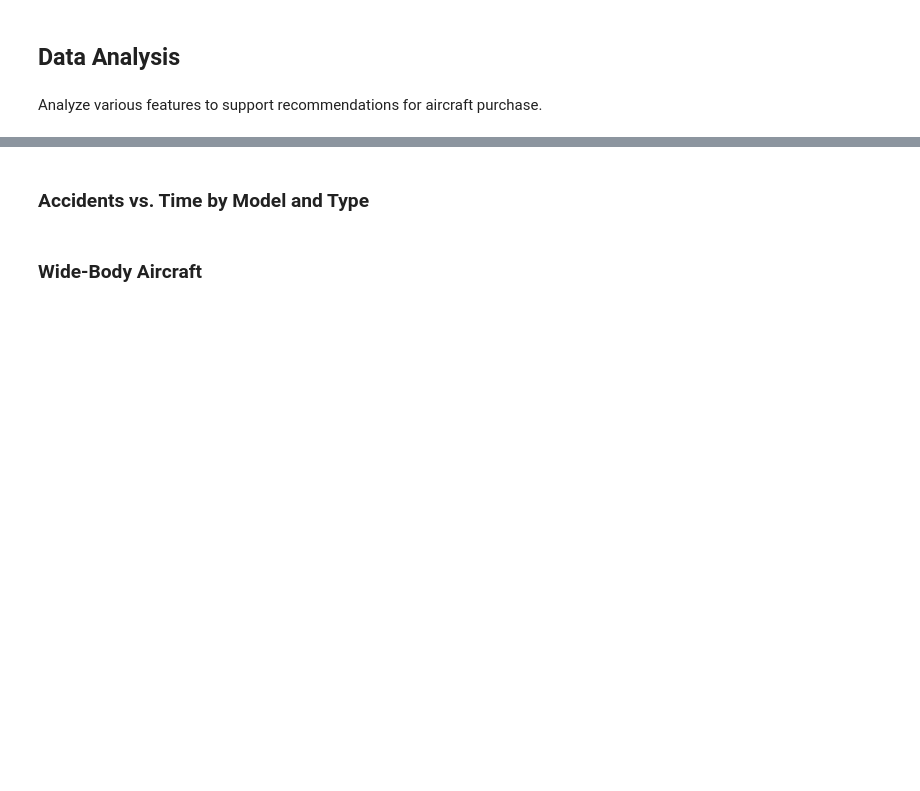
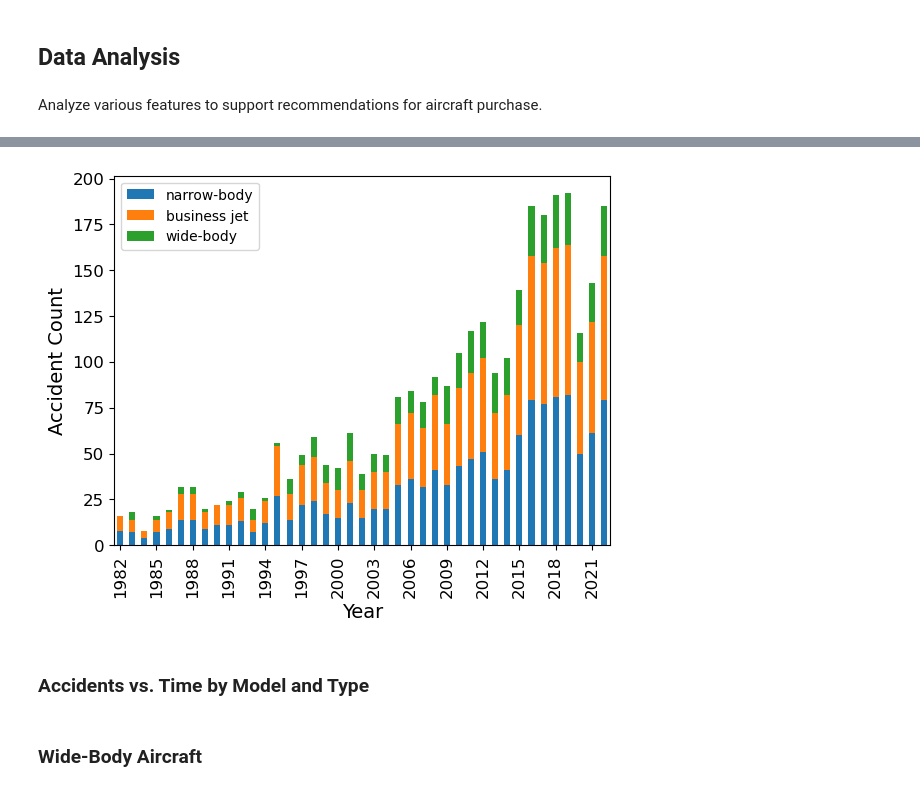
Before and after one commit to jgoett2/AirplaneRecommendations, a Jupyter notebook: AirplaneAnalysis.ipynb, the cells around one changed output, grey strips where cells are left out. Cells and saved outputs as stored; diff of their text form; code cells hidden in the pictures; blank space fills up the shorter version.

```diff
--- a/AirplaneAnalysis.ipynb
+++ b/AirplaneAnalysis.ipynb
@@ -106,3 +139,27 @@ pd.DataFrame(count,index=years[0:41]).plot.bar()
+# %%
+wide_body=df[(df["Year"].isna()==False) & (df["Airplane.Type"]=="wide-body")]["Year"]
+narrow_body=df[(df["Year"].isna()==False) & (df["Airplane.Type"]=="narrow-body")]["Year"]
+business_jet=df[(df["Year"].isna()==False) & (df["Airplane.Type"]=="business jet")]["Year"]
+
+count_wide, years = np.histogram(wide_body,bins=range(1982,2024,1))
+count_narrow, years = np.histogram(narrow_body,bins=range(1982,2024,1))
+count_business, years = np.histogram(narrow_body,bins=range(1982,2024,1))
+
+
+
+fig, ax=plt.subplots()
+pd.DataFrame({"narrow-body":count_narrow,"business jet":count_business,"wide-body":count_wide,},index=years[0:41]).plot.bar(ax=ax,fontsize=12,stacked=True)
+
+ax.set_xlabel("Year", fontsize=14)
+ax.set_ylabel("Accident Count", fontsize=14)
+
+
+tick_spacing = 3
+
+ax.xaxis.set_major_locator(ticker.MultipleLocator(tick_spacing))
+fig.savefig("images/total_accidents_type.png",bbox_inches="tight")
+# %% [output]
+[figure, added]
 # %% [markdown]
 ### Accidents vs. Time by Model and Type
 # %% [markdown]
```
Also changed, not shown: parts of 5 cells of this notebook.
